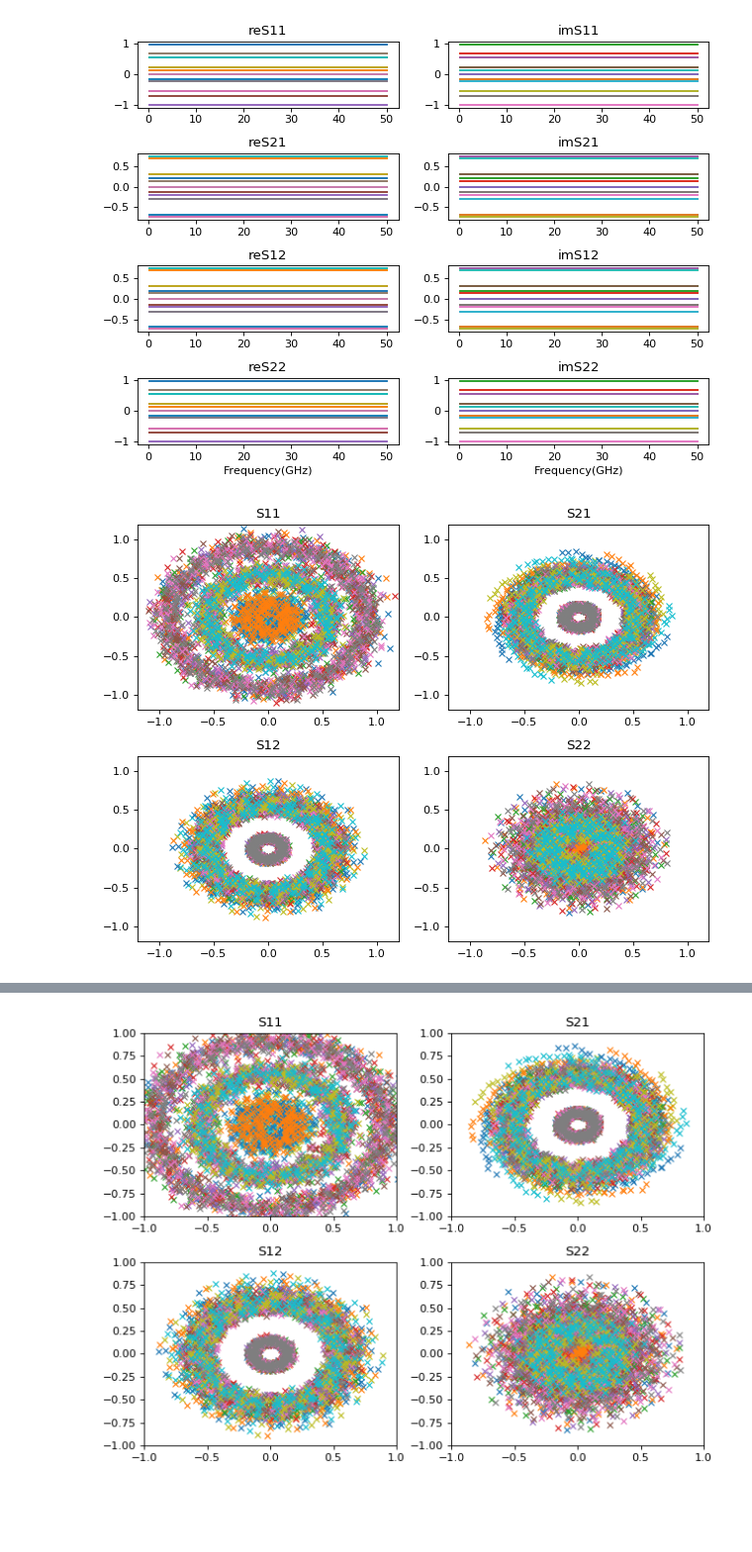
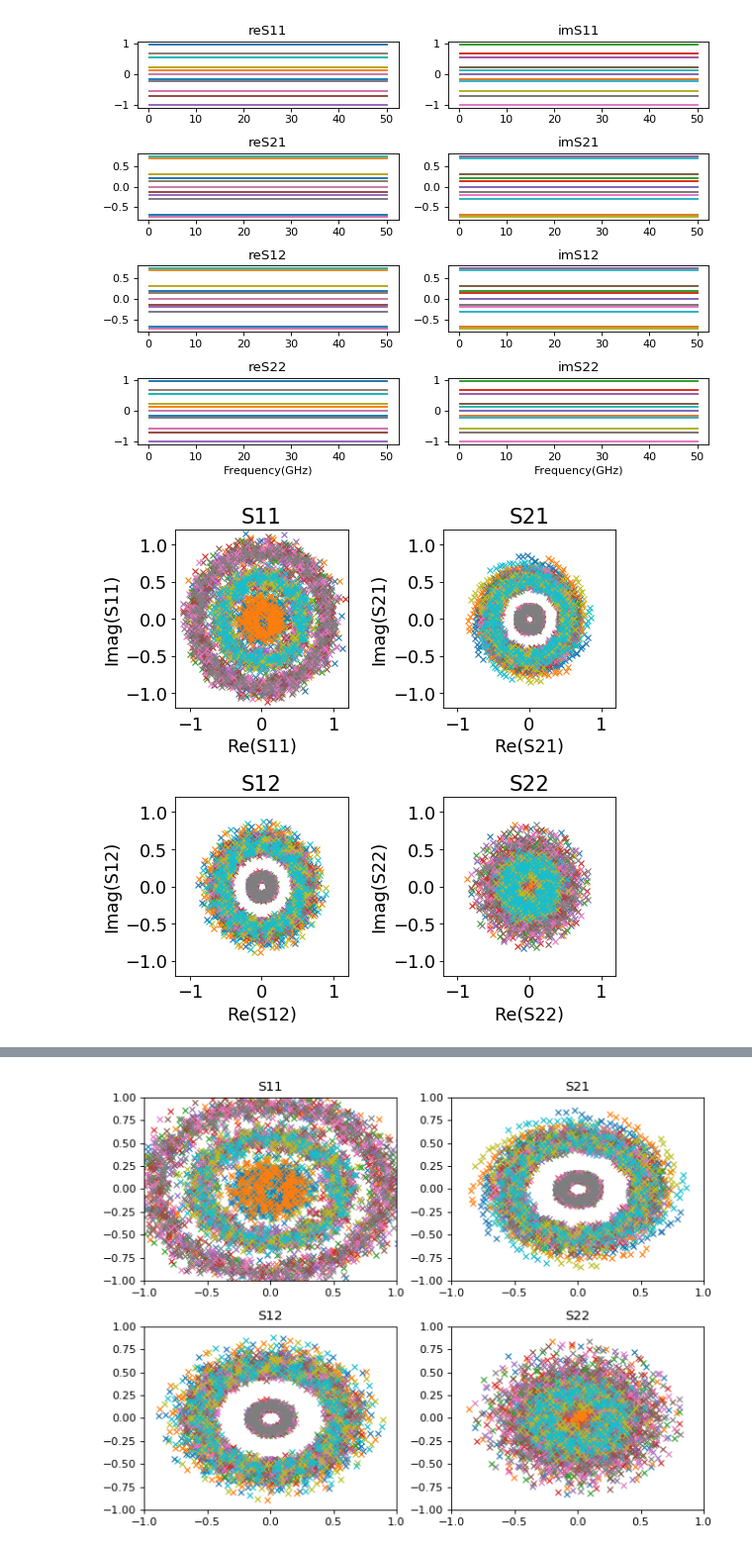
Before and after one commit to aricsanders/Jupyter-Notebooks, a Jupyter notebook: Multidimensional_Calibration_Comparison_20170918.ipynb, the cells around one changed output, grey strips where cells are left out. Shown at 99% size. Saved outputs shown, nothing was run; the diff lists cells and outputs as text; code cells hidden in the pictures; blank space fills up the shorter version.

```diff
--- a/Multidimensional_Calibration_Comparison_20170918.ipynb
+++ b/Multidimensional_Calibration_Comparison_20170918.ipynb
@@ -87,7 +87,7 @@ def create_synthetic_standards_measurement_plane(r1,r2,r3,s4p,**options):
 # %%
 frequency_list=np.linspace(.2,50,201).tolist()
 # %%
-s2p_list=create_synthetic_standards(frequency_list,r1,r2,r3)
+s2p_list=create_synthetic_standards_DUT_plane(frequency_list,r1,r2,r3)
 # %%
 s2p_list[1].show();
 # %% [output]
@@ -228,20 +212,23 @@ compare_s2p_plots(dut_plane_s2ps+test_dut_plane,display_legend=False,format="RI"
 # %% [output]
 [figure]
 # %%
+plt.rcParams.update({'font.size': 16})
 map(lambda x: x.change_data_format("RI"),measurement_plane_s2ps)
 s2ps=measurement_plane_s2ps
-fig,axes=plt.subplots(nrows=2, ncols=2, figsize=(8,6),dpi=80)
+fig,axes=plt.subplots(nrows=2, ncols=2, figsize=(7,7),dpi=80)
 plot_names=["S11","S21","S12","S22"]
 for s2p in s2ps:
     for index,ax in enumerate(axes.flat):
         ax.plot(s2p["re{0}".format(plot_names[index])],
                 s2p["im{0}".format(plot_names[index])],'x');
         ax.set_ylim([-1.2,1.2]);
         ax.set_xlim([-1.2,1.2]);
         ax.set_title(plot_names[index]);
+        ax.set_xlabel("Re({0})".format(plot_names[index]))
+        ax.set_ylabel("Imag({0})".format(plot_names[index]))
 plt.tight_layout()
 plt.show()
 # %% [output]
-[figure, old version]
+[figure, new version]
 # %%
 def two_port_complex_plot(s2p_list,**options):
```
Also changed, not shown: parts of 18 cells of this notebook, 28 other files.
